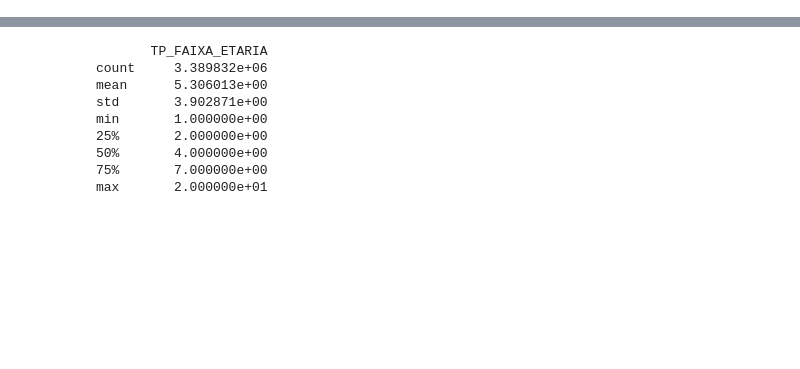
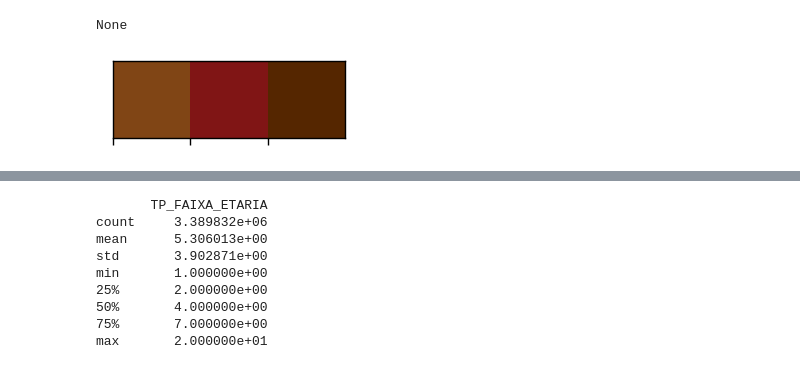
Before and after one commit to MonikeG/Semantix_Academy_Projeto_Final, a Jupyter notebook: Analise_Exploratoria_Dados_EDA.ipynb, the cells around one changed output, grey strips where cells are left out. Saved outputs shown, nothing was run; the diff lists cells and outputs as text; code cells hidden in the pictures; blank space fills up the shorter version.

```diff
--- a/Analise_Exploratoria_Dados_EDA.ipynb
+++ b/Analise_Exploratoria_Dados_EDA.ipynb
@@ -2,3 +2,20 @@
 import pandas as pd
 import numpy as np
 import matplotlib.pyplot as plt
+# %%
+from matplotlib.colors import ListedColormap
+import seaborn as sns
+%matplotlib inline
+
+primary = ['#FFAAAA','#D46A6A', '#AA3939', '#801515', '#550000']
+secondary_1 = ['#FFD1AA','#D49A6A', '#AA6C39', '#804515', '#552600']
+secondary_2 = ['#669999','#407F7F', '#226666', '#0D4D4D', '#003333']
+complement = ['#88CC88','#55AA55', '#2D882D', '#116611', '#004400']
+claro = ['#FFAAAA', '#FFD1AA', '#669999', '#88CC88' ]
+ps1 = ['#804515','#801515', '#552600']
+
+print(sns.palplot(sns.color_palette(ps1)))
+my_colors = ListedColormap(sns.color_palette())
+# %% [output]
+None
+[figure, added]
```
Also changed, not shown: parts of 40 cells of this notebook, 3 other files.
